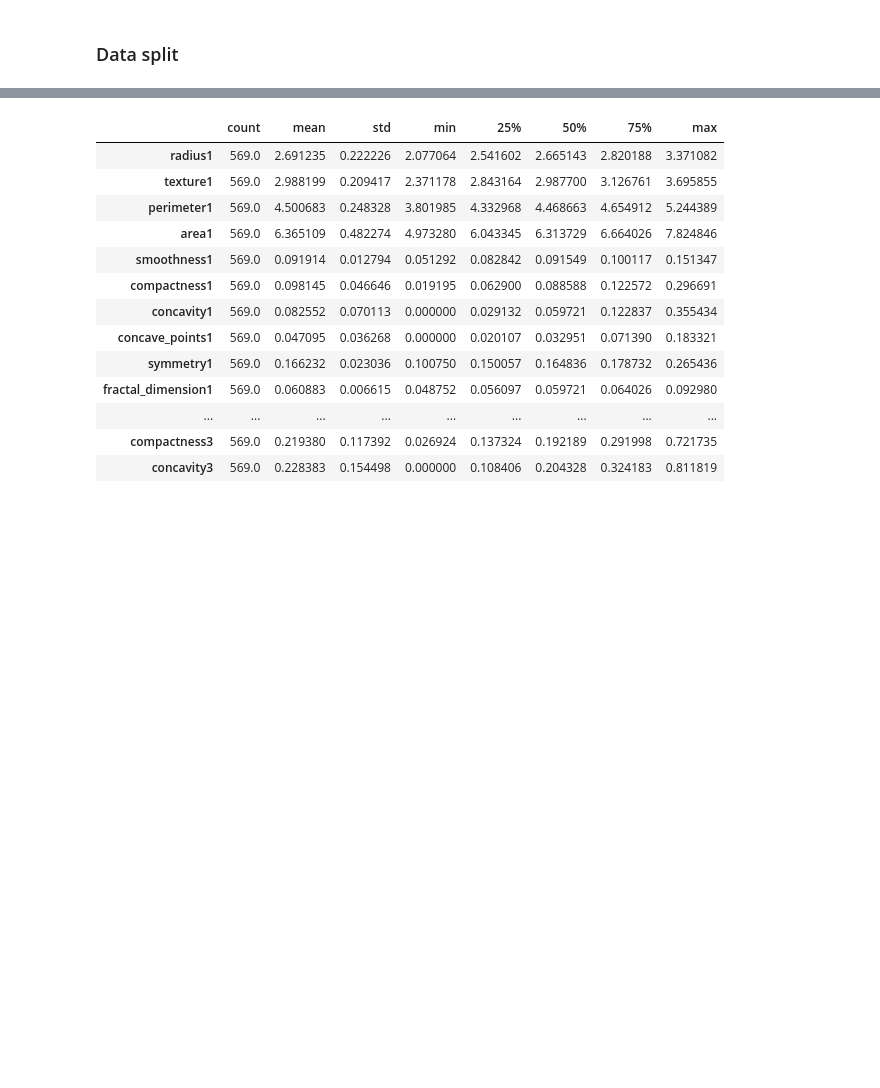
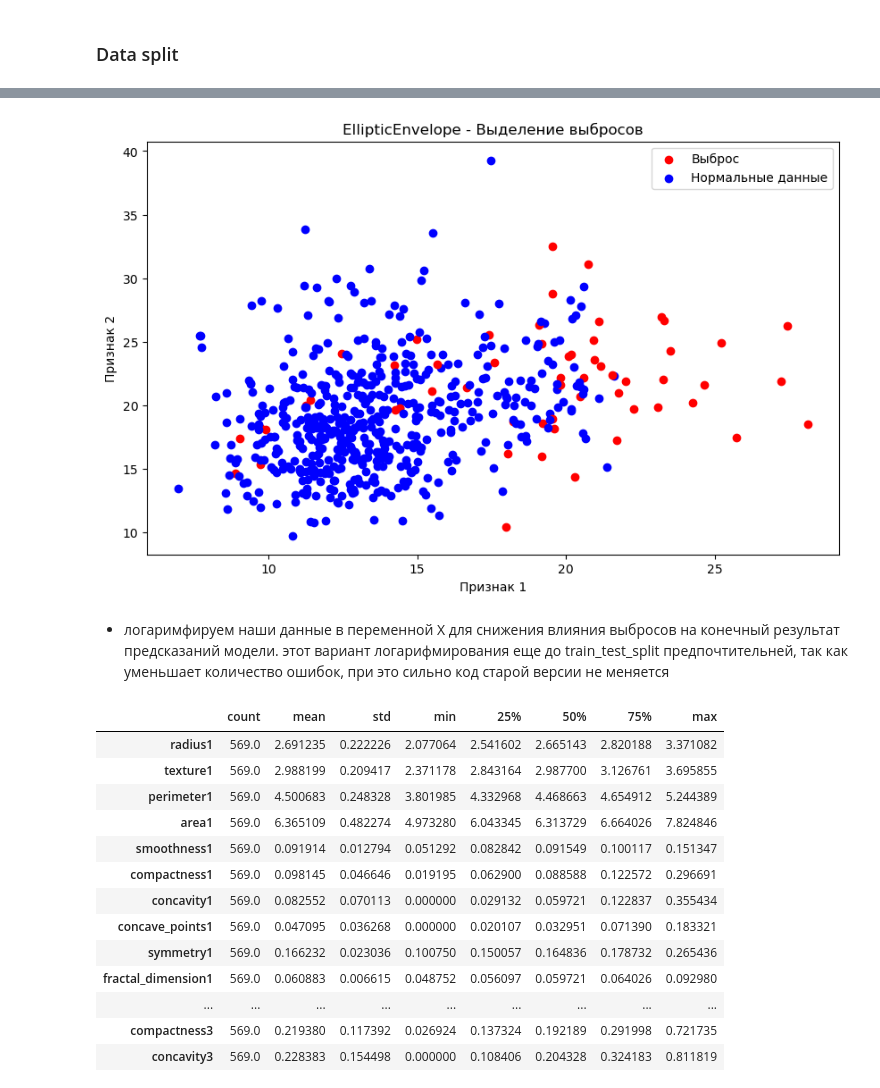
Before and after one commit to VinogradovAI/breast_cancer_prediction, a Jupyter notebook: notebooks/personal_notebooks/EDA_Ryzhov_LOG.ipynb, the cells around one changed output, grey strips where cells are left out. Saved outputs shown, nothing was run; the diff lists cells and outputs as text; code cells hidden in the pictures; blank space fills up the shorter version.

```diff
--- a/notebooks/personal_notebooks/EDA_Ryzhov_LOG.ipynb
+++ b/notebooks/personal_notebooks/EDA_Ryzhov_LOG.ipynb
@@ -384,3 +432,34 @@ y = data[target_column]
+# %%
+# Отображение данных и их статуса
+plt.figure(figsize=(10, 6))
+
+# Флаг для добавления легенды только один раз
+outlier_plotted = False
+normal_plotted = False
+
+for i, status in enumerate(y_pred_train):
+    if status == -1:
+        if not outlier_plotted:
+            plt.scatter(df_X.iloc[i, 0], df_X.iloc[i, 1], color='r', label='Выброс')
+            outlier_plotted = True
+        else:
+            plt.scatter(df_X.iloc[i, 0], df_X.iloc[i, 1], color='r')
+    else:
+        if not normal_plotted:
+            plt.scatter(df_X.iloc[i, 0], df_X.iloc[i, 1], color='b', label='Нормальные данные')
+            normal_plotted = True
+        else:
+            plt.scatter(df_X.iloc[i, 0], df_X.iloc[i, 1], color='b')
+
+plt.xlabel('Признак 1')
+plt.ylabel('Признак 2')
+plt.title('EllipticEnvelope - Выделение выбросов')
+plt.legend()
+plt.show()
+# %% [output]
+[figure, added]
+# %% [markdown]
+* логаримфируем наши данные в переменной X для снижения влияния выбросов на конечный результат предсказаний модели. этот вариант логарифмирования еще до train_test_split предпочтительней, так как уменьшает количество ошибок, при это сильно код старой версии не меняется
 # %%
 X = np.log(X + 1)
 # %%
```
Also changed, not shown: parts of 12 cells of this notebook.
